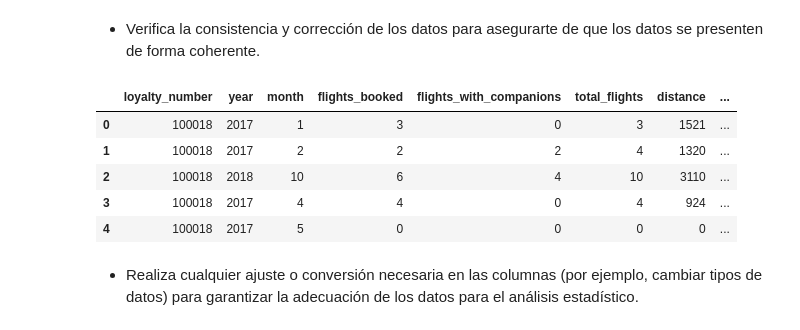
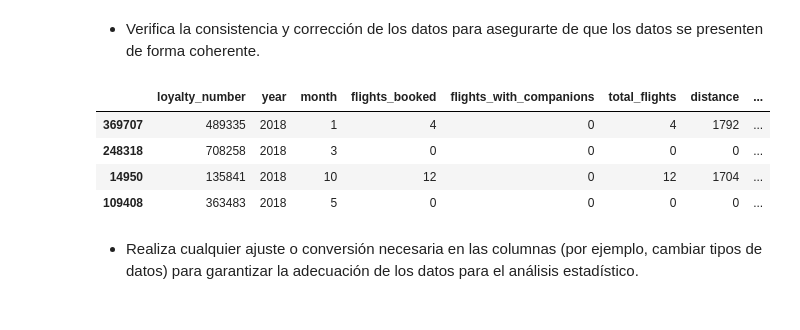
Before and after one commit to DianaG92/promo-H-DA-modulo3-evaluacion-final-Diana_Garcia, a Jupyter notebook: ejercicio_final_modulo_3_Diana_Garcia.ipynb, the cells around one changed output. Drawn from its saved outputs; the diff is of its cells as text; code cells hidden in the pictures.

```diff
--- a/ejercicio_final_modulo_3_Diana_Garcia.ipynb
+++ b/ejercicio_final_modulo_3_Diana_Garcia.ipynb
@@ -436,14 +436,13 @@ df_final[["cancellation_year", "cancellation_month"]] = df_final[["cancellation_
 - Verifica la consistencia y corrección de los datos para asegurarte de que los datos se presenten de forma coherente.
 # %%
 # Comprobamos que los valores aparecen de manera coherente tras el proceso de limpieza de datos
-df_final.head()
+df_final.sample(4)
 # %% [output]
 |  | loyalty_number | year | month | flights_booked | flights_with_companions | total_flights | distance | ... |
-| 0 | 100018 | 2017 | 1 | 3 | 0 | 3 | 1521 | ... |
-| 1 | 100018 | 2017 | 2 | 2 | 2 | 4 | 1320 | ... |
-| 2 | 100018 | 2018 | 10 | 6 | 4 | 10 | 3110 | ... |
-| 3 | 100018 | 2017 | 4 | 4 | 0 | 4 | 924 | ... |
-| 4 | 100018 | 2017 | 5 | 0 | 0 | 0 | 0 | ... |
+| 369707 | 489335 | 2018 | 1 | 4 | 0 | 4 | 1792 | ... |
+| 248318 | 708258 | 2018 | 3 | 0 | 0 | 0 | 0 | ... |
+| 14950 | 135841 | 2018 | 10 | 12 | 0 | 12 | 1704 | ... |
+| 109408 | 363483 | 2018 | 5 | 0 | 0 | 0 | 0 | ... |
 # %% [markdown]
 - Realiza cualquier ajuste o conversión necesaria en las columnas (por ejemplo, cambiar tipos de datos) para garantizar la adecuación de los datos para el análisis estadístico.
 # %%
```
Also changed, not shown: parts of 3 cells of this notebook.
